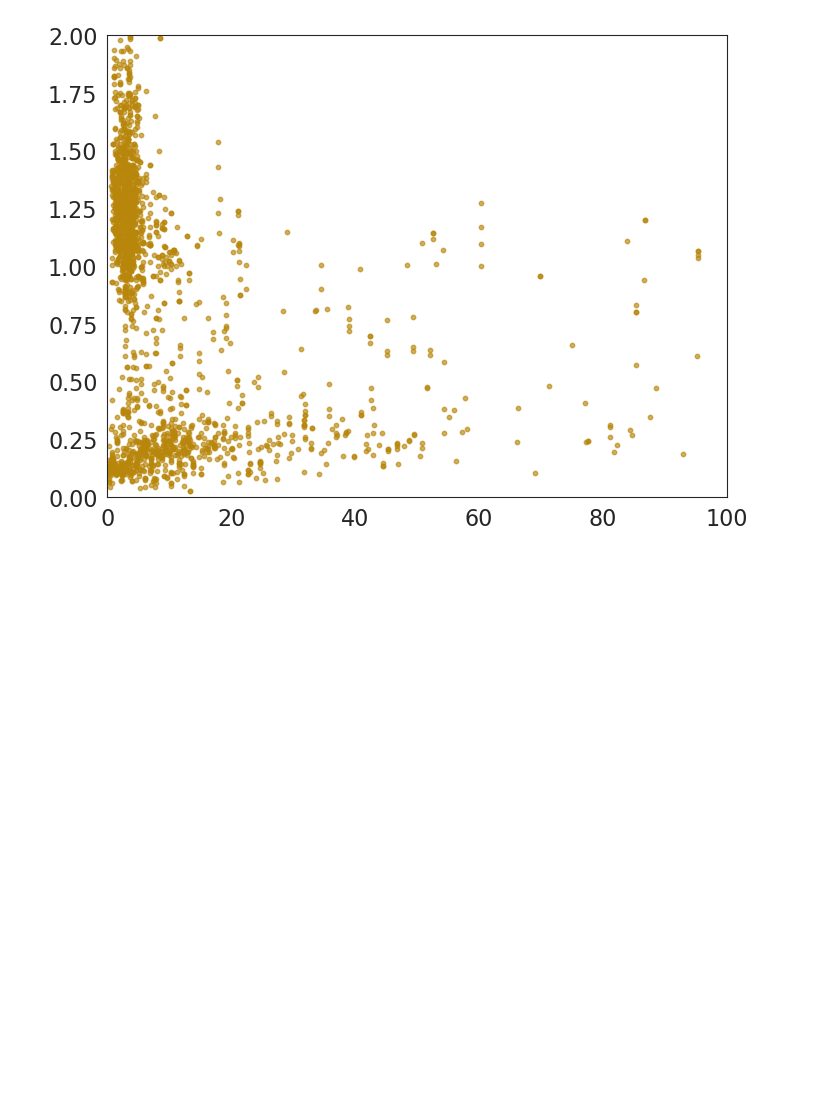
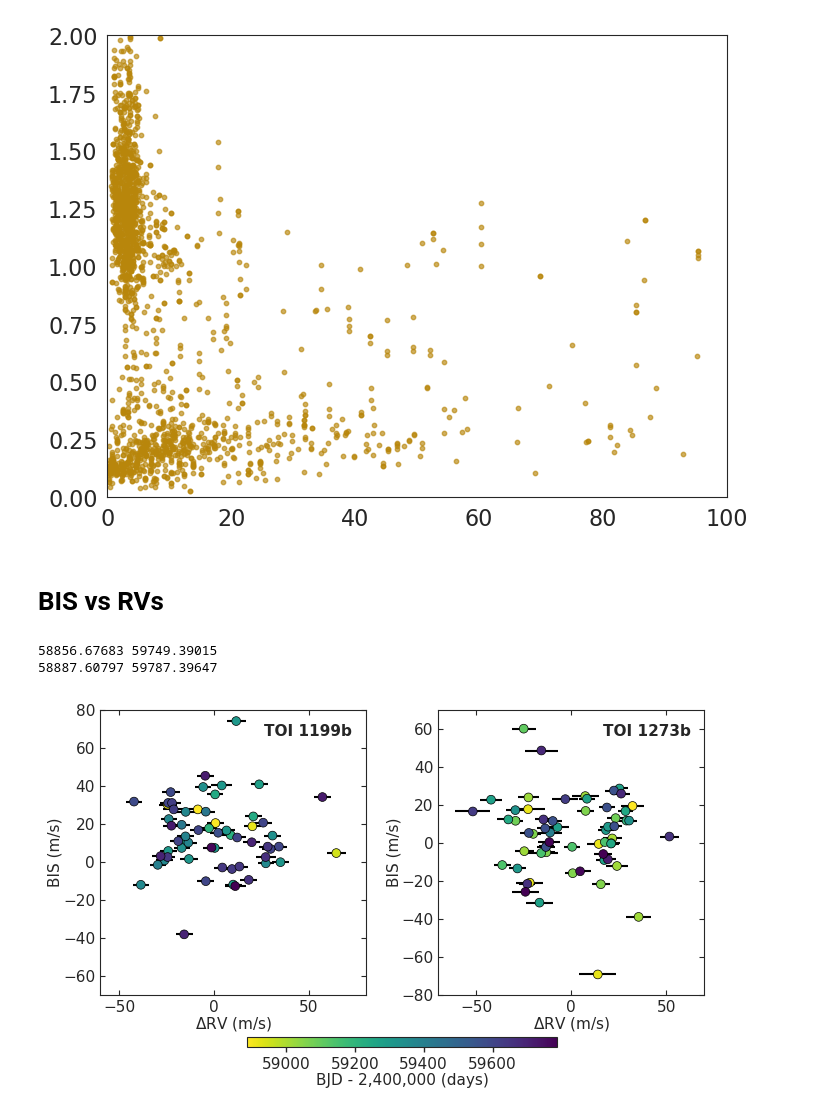
Before and after one commit to juanserrano90/toi1199-1273, a Jupyter notebook: figuras_caracterizacion.ipynb, the cells around one changed output. Cells and saved outputs as stored; diff of their text form; code cells hidden in the pictures; blank space fills up the shorter version.

```diff
--- a/figuras_caracterizacion.ipynb
+++ b/figuras_caracterizacion.ipynb
@@ -266,3 +266,49 @@ plt.ylim(0, 2)
 # %% [output]
 (0.0, 2.0)
 [figure]
+# %% [markdown]
+# BIS vs RVs
+# %%
+data_11 = pd.read_table('./data/rvs/1199_final_rvs.dat', sep='\s+')
+data_11.rename(columns={'rv(km/s)': 'rv', 'sigRV(km/s)':'err', 'bis(km/s)': 'bis'}, inplace=True)
+y_rv_11 = np.array((data_11.rv-data_11.rv.mean())*1000)
+yerr_rv_11 = np.array(data_11.err*1000)
+
+data_12 = pd.read_table('./data/rvs/1273_final_rvs.dat', sep='\s+')
+data_12.rename(columns={'rv(km/s)': 'rv', 'sigRV(km/s)':'err', 'bis(km/s)': 'bis'}, inplace=True)
+y_rv_12 = np.array((data_12.rv-data_12.rv.mean())*1000)
+yerr_rv_12 = np.array(data_12.err*1000)
+# %%
+print(data_11.bjd.min(), data_11.bjd.max())
+print(data_12.bjd.min(), data_12.bjd.max())
+# %% [output]
+58856.67683 59749.39015
+58887.60797 59787.39647
+# %%
+fig, axes = plt.subplots(ncols=2, figsize=(8, 5))
+fig.subplots_adjust(wspace=0.20)
+axes[0].set_aspect('equal')
+axes[1].set_aspect('equal')
+g = axes[0].scatter(y_rv_11, data_11.bis*1e3, c=data_11.bjd, cmap='viridis_r', s=40, edgecolors='k', linewidths=0.5, zorder=10, label='TOI 1199b')
+axes[0].errorbar(y_rv_11, data_11.bis*1e3, xerr=yerr_rv_11, fmt='none', ecolor='k', markersize=7, zorder=-10)
+axes[0].set_xlabel("$\Delta$RV (m/s)", labelpad=0., fontsize=11)
+axes[0].set_ylabel("BIS (m/s)", labelpad=0., fontsize=11)
+axes[0].legend(loc='upper right', markerscale=0, frameon=False, prop={'weight':'semibold', 'size':'11'})
+g = axes[1].scatter(y_rv_12, data_12.bis*1e3, c=data_12.bjd, cmap='viridis_r', s=40, edgecolors='k', linewidths=0.5, zorder=10, label='TOI 1273b')
+axes[1].errorbar(y_rv_12, data_12.bis*1e3, xerr=yerr_rv_12, fmt='none', ecolor='k', markersize=7, zorder=-10)
+axes[1].set_xlabel("$\Delta$RV (m/s)", labelpad=0., fontsize=11)
+axes[1].set_ylabel("BIS (m/s)", labelpad=0., fontsize=11)
+axes[1].legend(loc='upper right', markerscale=0, frameon=False, prop={'weight':'semibold', 'size':'11'})
+axes[0].tick_params(axis='both', which='both', left=True, bottom=True, top=True, right=True, direction='in', labelsize=11)
+axes[1].tick_params(axis='both', which='both', left=True, bottom=True, top=True, right=True, direction='in', labelsize=11)
+axes[0].set_xlim(-60, 80)
+axes[0].set_ylim(-70, 80)
+axes[1].set_xlim(-70, 70)
+axes[1].set_ylim(-80, 70)
+cbar =fig.colorbar(g, location='bottom', ax=axes.ravel().tolist(), shrink=0.5, aspect=30, pad=0.11)
+cbar.ax.tick_params(labelsize=11, width=1)
+cbar.set_label(label='BJD - 2,400,000 (days)', fontsize=11, labelpad=0.6)
+#plt.savefig('bisrv.png', dpi=300, bbox_inches='tight', facecolor='white')
+plt.show()
+# %% [output]
+[figure, added]
```
Also changed, not shown: parts of 2 cells of this notebook, 3 other files.
